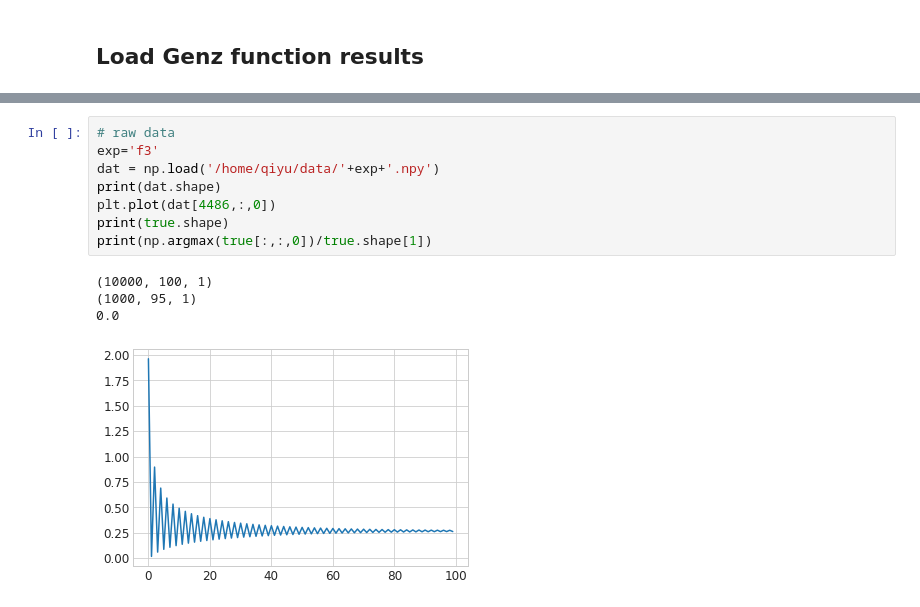
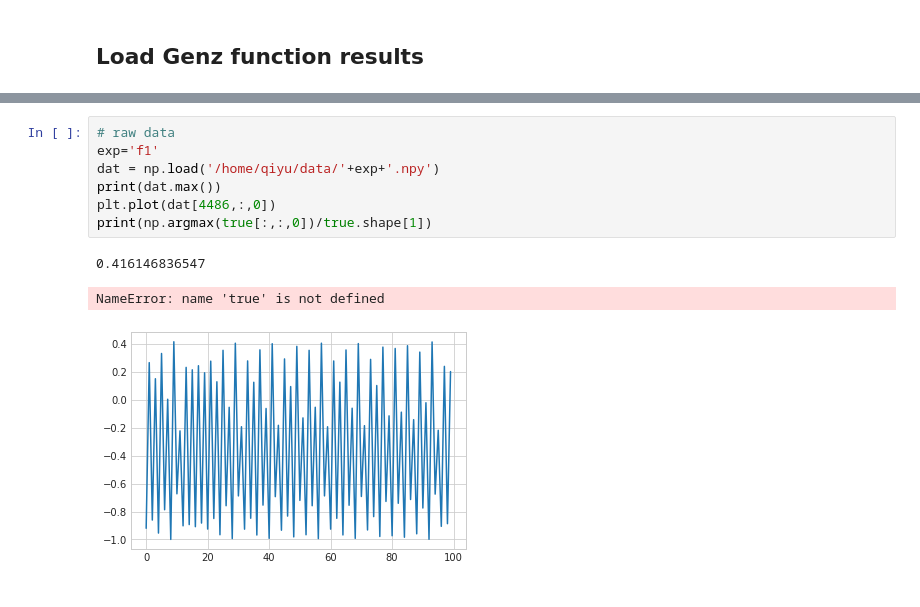
Before and after one commit to yuqirose/TensorRNN, a Jupyter notebook: experiments/notebook/py3_load_rslts.ipynb, the cells around one changed output, grey strips where cells are left out. Cells and saved outputs as stored; diff of their text form.

```diff
--- a/experiments/notebook/py3_load_rslts.ipynb
+++ b/experiments/notebook/py3_load_rslts.ipynb
@@ -324,17 +315,15 @@ not found
 not found
 # %%
 # raw data
-exp='f3'
+exp='f1'
 dat = np.load('/home/qiyu/data/'+exp+'.npy')
-print(dat.shape)
+print(dat.max())
 plt.plot(dat[4486,:,0])
-print(true.shape)
 print(np.argmax(true[:,:,0])/true.shape[1])
 # %% [output]
-(10000, 100, 1)
-(1000, 95, 1)
-0.0
+0.416146836547
+NameError: name 'true' is not defined
-[figure, old version]
+[figure, new version]
 # %%
 %matplotlib inline
 import matplotlib.pyplot as plt
```
Also changed, not shown: parts of 4 cells of this notebook, 2 other files.
